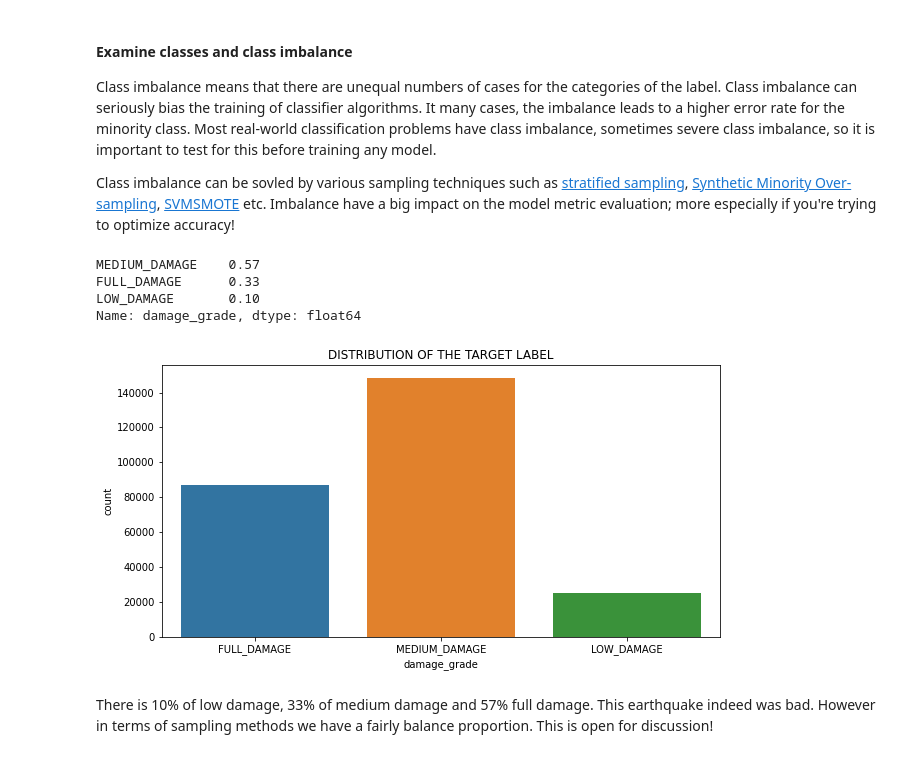
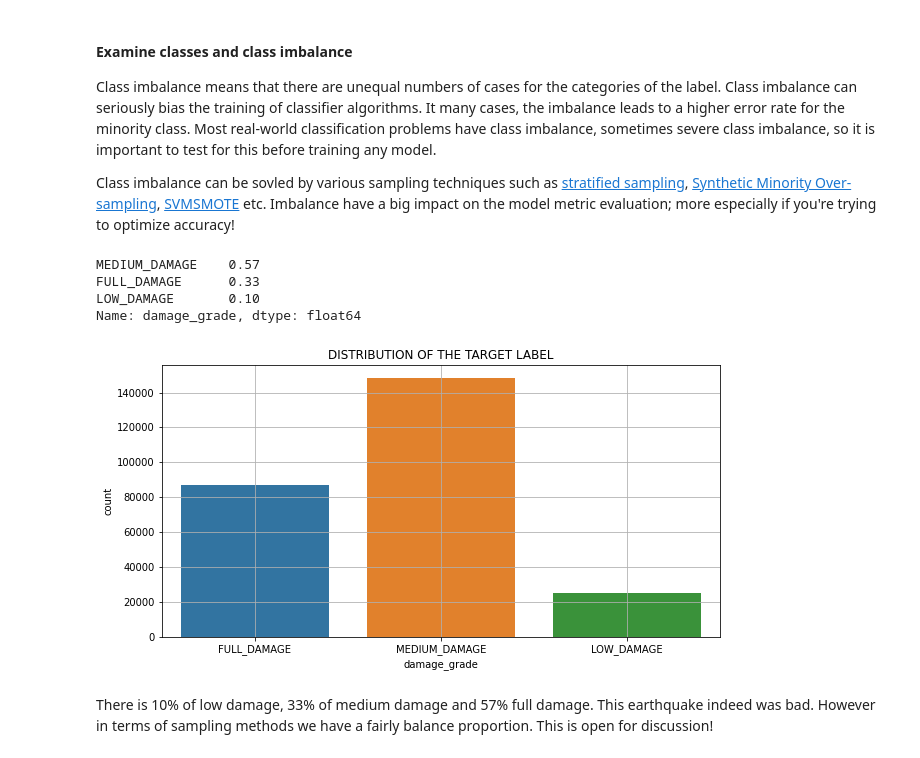
Before and after one commit to BhekiMabheka/Competitions, a Jupyter notebook: Predicting_Earthquake_Damage.ipynb, the cells around one changed output. Drawn from its saved outputs; the diff is of its cells as text; code cells hidden in the pictures.

```diff
--- a/Predicting_Earthquake_Damage.ipynb
+++ b/Predicting_Earthquake_Damage.ipynb
@@ -81,13 +79,14 @@ Class imbalance can be sovled by various sampling techniques such as [stratified
 # %%
 plt.figure(figsize = (10,5))
 sns.countplot(train_df.damage_grade);
 print(np.round(train_df.damage_grade.value_counts(normalize=True), 2))
 plt.title(label = "DISTRIBUTION OF THE TARGET LABEL");
+plt.grid();
 # %% [output]
 MEDIUM_DAMAGE    0.57
 FULL_DAMAGE      0.33
 LOW_DAMAGE       0.10
 Name: damage_grade, dtype: float64
-[figure, old version]
+[figure, new version]
 # %% [markdown]
 There is 10% of low damage, 33% of medium damage and 57% full damage. This earthquake indeed was bad. However in terms of sampling methods we have a fairly balance proportion. This is open for discussion!
```
Also changed, not shown: parts of 1 cell of this notebook.
